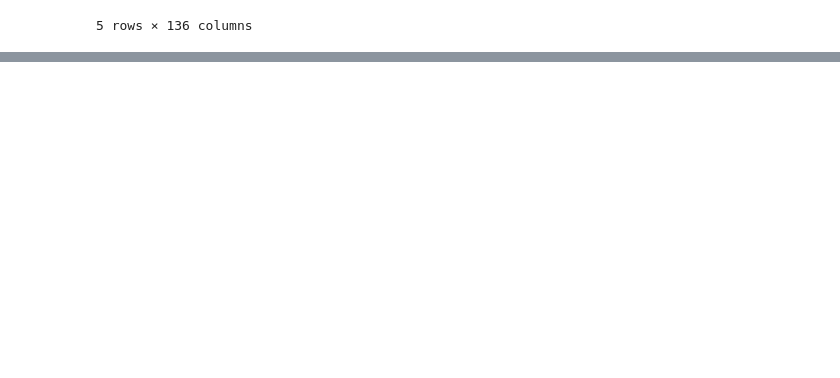
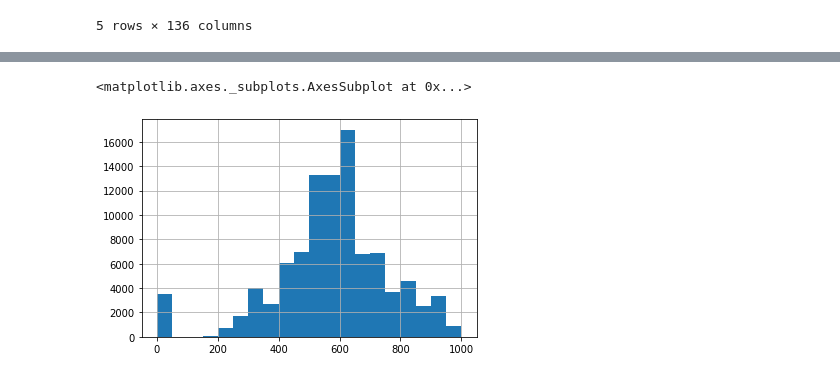
Before and after one commit to joaomarcuslf/data-science-studies, a Jupyter notebook: imersao_alura_01.ipynb, the cells around one changed output, grey strips where cells are left out. Drawn from its saved outputs; the diff is of its cells as text; code cells hidden in the pictures; blank space fills up the shorter version.

```diff
--- a/imersao_alura_01.ipynb
+++ b/imersao_alura_01.ipynb
@@ -17,0 +181,5 @@ dados.head()
+# %%
+df['NU_NOTA_REDACAO'].hist(bins=20)
+# %% [output]
+<matplotlib.axes._subplots.AxesSubplot at 0x...>
+[figure, added]
```
Also changed, not shown: parts of 22 cells of this notebook.
